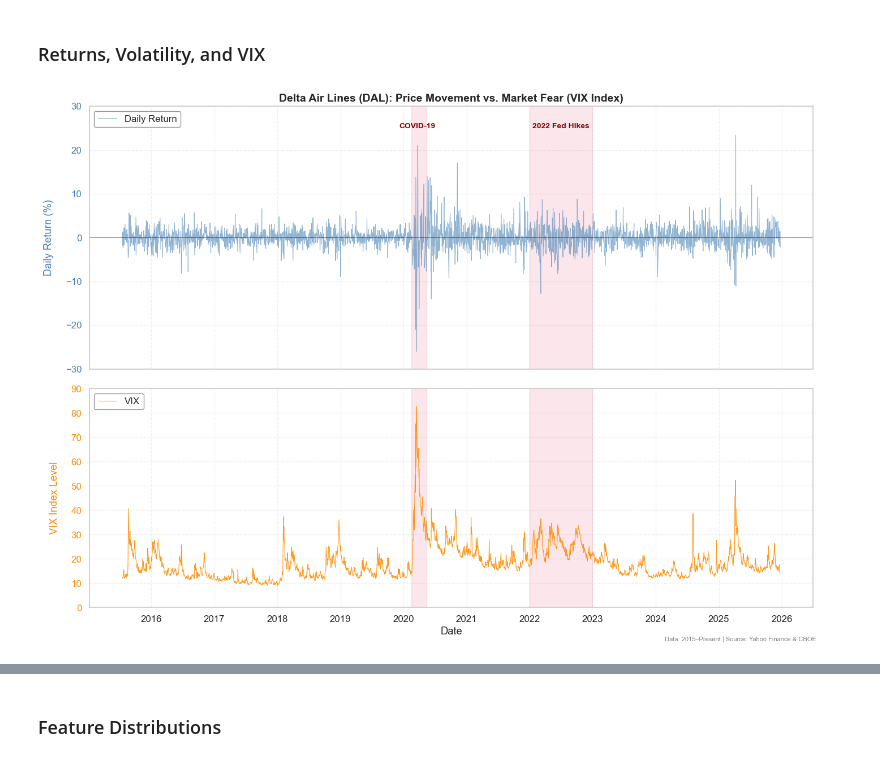
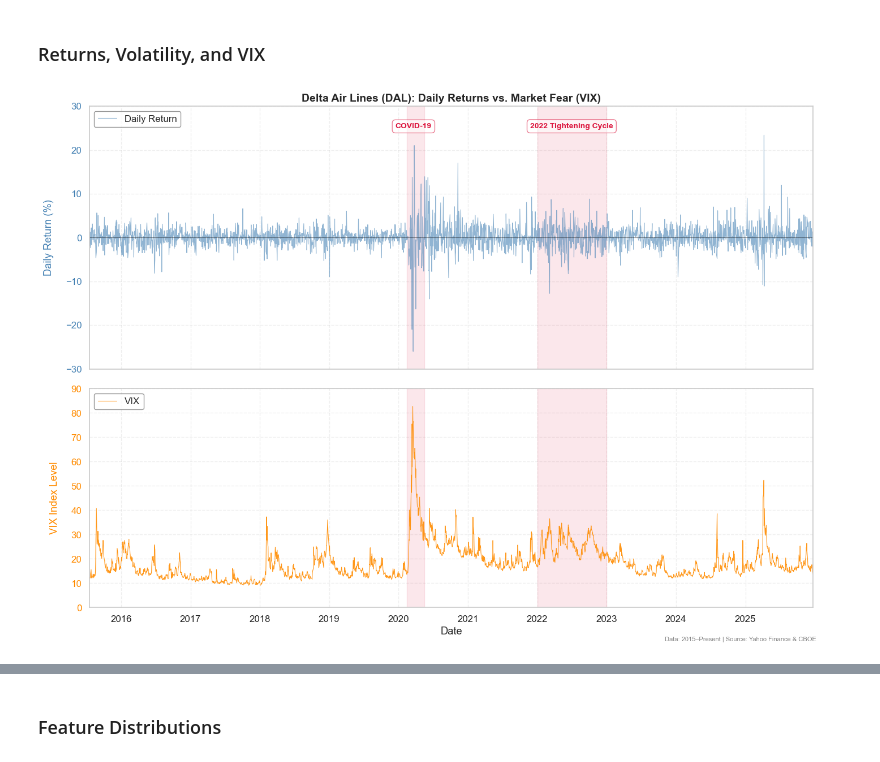
Before and after one commit to tisyasharma/stock-returns-volatility-predictor, a Jupyter notebook: EDA_Insights.ipynb, the cells around one changed output, grey strips where cells are left out. Cells and saved outputs as stored; diff of their text form; code cells hidden in the pictures.

```diff
--- a/EDA_Insights.ipynb
+++ b/EDA_Insights.ipynb
@@ -36,0 +30,16 @@ df.head()
+# %%
+# Load both datasets
+df_full = pd.read_csv("data/merged_features_full.csv")
+df_full["Date"] = pd.to_datetime(df_full["Date"])
+
+df = pd.read_csv("data/merged_features_clean.csv")
+df["Date"] = pd.to_datetime(df["Date"])
+
+print("Full dataset (for price history):")
+print(f"Date range: {df_full['Date'].min().date()} to {df_full['Date'].max().date()}")
+print(f"Rows: {len(df_full):,}")
+print(f"\nClean dataset (for feature analysis and modeling):")
+print(f"Date range: {df['Date'].min().date()} to {df['Date'].max().date()}")
+print(f"Rows: {len(df):,}")
+
+df.head()
@@ -157,70 +162,60 @@ plt.show()
 # %% [markdown]
 ### Returns, Volatility, and VIX
 # %%
-import matplotlib.dates as mdates
+# Filter DAL and sort chronologically
+sample = df[df['Ticker'] == 'DAL'].sort_values('Date').copy()
 
-sample = df[df['Ticker'] == 'DAL']
+# Convert returns to percentage for plotting
+returns_pct = sample['Return'] * 100
 
-fig, (ax1, ax2) = plt.subplots(2, 1, figsize=(14, 10), sharex=True,
-                                gridspec_kw={'height_ratios': [1.2, 1]})
+fig, (ax1, ax2) = plt.subplots(2, 1, figsize=(14, 10), sharex=True, gridspec_kw={'height_ratios': [1.2, 1]})
 plt.subplots_adjust(hspace=0.02)
 
-# Scale returns to percentages
-returns_pct = sample['Return'] * 100
-
-# Top plot: Daily returns
-ax1.plot(sample['Date'], returns_pct, color='steelblue', alpha=0.6,
-         linewidth=0.8, label='Daily Return')
+# Top: Daily returns
+ax1.plot(sample['Date'], returns_pct, color='steelblue', alpha=0.6, linewidth=0.8, label='Daily Return')
 ax1.axhline(0, color='black', linewidth=0.8, alpha=0.4)
 
-# Danger zone: COVID-19
-ax1.axvspan(pd.to_datetime('2020-02-15'), pd.to_datetime('2020-05-15'),
-            color='crimson', alpha=0.1)
-ax2.axvspan(pd.to_datetime('2020-02-15'), pd.to_datetime('2020-05-15'),
-            color='crimson', alpha=0.1)
+# Set y-limits
+ax1.set_ylim(-30, 30)
+
+# Shaded event windows with labels positioned inside the plot area
+ax1.axvspan(pd.to_datetime('2020-02-15'), pd.to_datetime('2020-05-15'), color='crimson', alpha=0.1)
+ax2.axvspan(pd.to_datetime('2020-02-15'), pd.to_datetime('2020-05-15'), color='crimson', alpha=0.1)
 ax1.text(pd.to_datetime('2020-03-20'), 25, 'COVID-19',
-         fontsize=10, color='darkred', ha='center', fontweight='bold')
+         fontsize=10, color='crimson', ha='center', fontweight='bold',
+         bbox=dict(boxstyle='round,pad=0.4', facecolor='white', edgecolor='crimson', alpha=0.55))
 
-# Danger zone: 2022 Fed Tightening
-ax1.axvspan(pd.to_datetime('2022-01-01'), pd.to_datetime('2022-12-31'),
-            color='crimson', alpha=0.1)
-ax2.axvspan(pd.to_datetime('2022-01-01'), pd.to_datetime('2022-12-31'),
-            color='crimson', alpha=0.1)
-ax1.text(pd.to_datetime('2022-07-01'), 25, '2022 Fed Hikes',
-         fontsize=10, color='darkred', ha='center', fontweight='bold')
+ax1.axvspan(pd.to_datetime('2022-01-01'), pd.to_datetime('2022-12-31'), color='crimson', alpha=0.1)
+ax2.axvspan(pd.to_datetime('2022-01-01'), pd.to_datetime('2022-12-31'), color='crimson', alpha=0.1)
+ax1.text(pd.to_datetime('2022-07-01'), 25, '2022 Tightening Cycle',
+         fontsize=10, color='crimson', ha='center', fontweight='bold',
+         bbox=dict(boxstyle='round,pad=0.4', facecolor='white', edgecolor='crimson', alpha=0.55))
 
-# Top plot configuration
-ax1.set_ylim(-30, 30)
 ax1.set_ylabel("Daily Return (%)", color='steelblue', labelpad=15)
 ax1.tick_params(axis='y', labelcolor='steelblue')
 ax1.grid(True, alpha=0.3, linestyle='--')
-ax1.set_title("Delta Air Lines (DAL): Price Movement vs. Market Fear "
-              "(VIX Index)",
-              fontweight='bold', fontsize=14)
-ax1.legend(loc='upper left', frameon=True, facecolor='white',
-           edgecolor='gray')
+ax1.set_title("Delta Air Lines (DAL): Daily Returns vs. Market Fear (VIX)", fontweight='bold', fontsize=14)
+ax1.legend(loc='upper left', frameon=True, facecolor='white', edgecolor='gray')
 
-# Bottom plot: VIX
-ax2.plot(sample['Date'], sample['VIX'], color='darkorange', alpha=0.9,
-         linewidth=0.8, label='VIX')
+# Bottom: VIX
+ax2.plot(sample['Date'], sample['VIX'], color='darkorange', alpha=0.9, linewidth=0.8, label='VIX')
 
 ax2.set_ylim(0, 90)
 ax2.set_ylabel("VIX Index Level", color='darkorange', labelpad=15)
 ax2.tick_params(axis='y', labelcolor='darkorange')
 ax2.grid(True, alpha=0.3, linestyle='--')
-ax2.legend(loc='upper left', frameon=True, facecolor='white',
-           edgecolor='gray')
+ax2.legend(loc='upper left', frameon=True, facecolor='white', edgecolor='gray')
 
-# Format x-axis dates to show only years
+# Format x-axis
 ax2.set_xlabel("Date")
 ax2.xaxis.set_major_locator(mdates.YearLocator())
 ax2.xaxis.set_major_formatter(mdates.DateFormatter('%Y'))
+ax2.margins(x=0)
 
-# Add source attribution at bottom right
 fig.text(0.99, 0.01, 'Data: 2015–Present | Source: Yahoo Finance & CBOE',
          ha='right', va='bottom', fontsize=8, color='gray')
 
 plt.tight_layout()
 plt.show()
 # %% [output]
-[figure, old version]
+[figure, new version]
```
Also changed, not shown: parts of 24 cells of this notebook, 3 other files.
